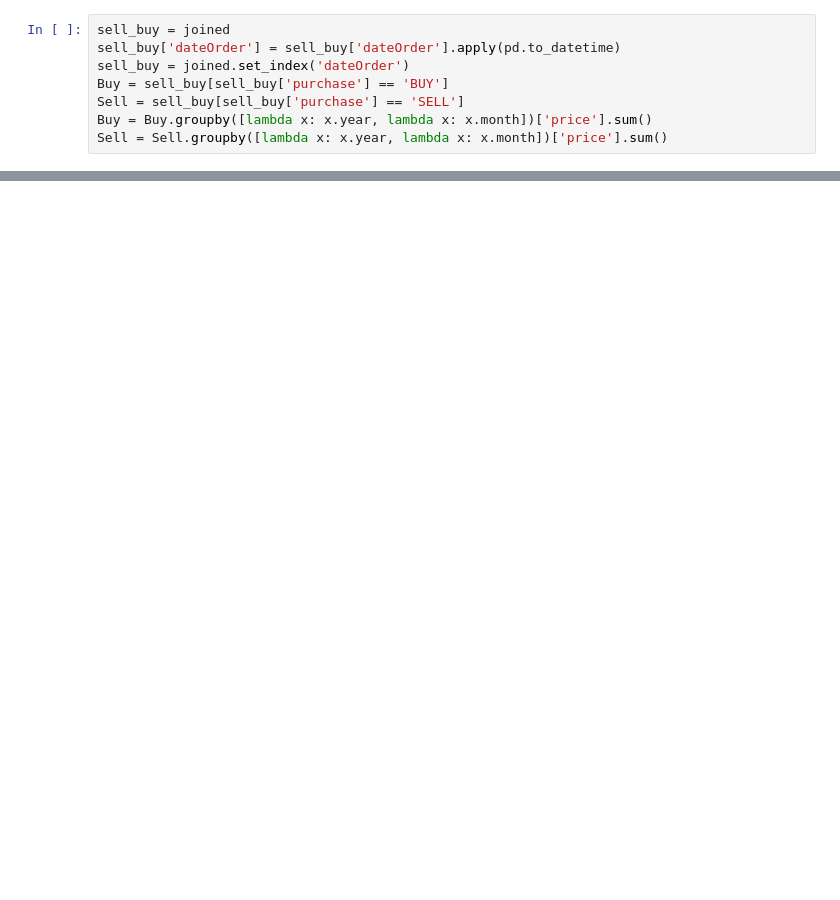
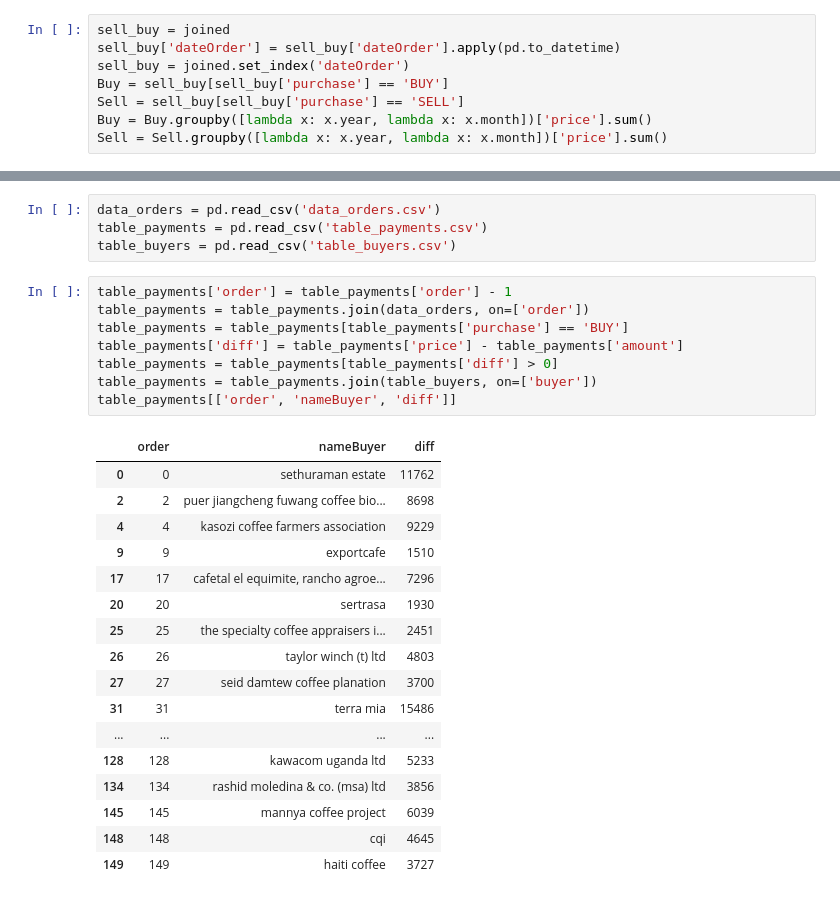
Before and after one commit to IvannaChovhan/Coffee, a Jupyter notebook: Graphics_for_Dashboard.ipynb, the cells around one changed output, grey strips where cells are left out. Drawn from its saved outputs; the diff is of its cells as text; blank space fills up the shorter version.

```diff
--- a/Graphics_for_Dashboard.ipynb
+++ b/Graphics_for_Dashboard.ipynb
@@ -83,3 +83,33 @@ fig = px.bar(data_frame = df, x='harvestYear', y='Amount',
 fig.show()
 # %% [output]
 [interactive output not drawn]
+# %%
+data_orders = pd.read_csv('data_orders.csv')
+table_payments = pd.read_csv('table_payments.csv')
+table_buyers = pd.read_csv('table_buyers.csv')
+# %%
+table_payments['order'] = table_payments['order'] - 1
+table_payments = table_payments.join(data_orders, on=['order'])
+table_payments = table_payments[table_payments['purchase'] == 'BUY']
+table_payments['diff'] = table_payments['price'] - table_payments['amount']
+table_payments = table_payments[table_payments['diff'] > 0]
+table_payments = table_payments.join(table_buyers, on=['buyer'])
+table_payments[['order', 'nameBuyer', 'diff']]
+# %% [output]
+|  | order | nameBuyer | diff |
+| 0 | 0 | sethuraman estate | 11762 |
+| 2 | 2 | puer jiangcheng fuwang coffee bio... | 8698 |
+| 4 | 4 | kasozi coffee farmers association | 9229 |
+| 9 | 9 | exportcafe | 1510 |
+| 17 | 17 | cafetal el equimite, rancho agroe... | 7296 |
+| 20 | 20 | sertrasa | 1930 |
+| 25 | 25 | the specialty coffee appraisers i... | 2451 |
+| 26 | 26 | taylor winch (t) ltd | 4803 |
+| 27 | 27 | seid damtew coffee planation | 3700 |
+| 31 | 31 | terra mia | 15486 |
+| ... | ... | ... | ... |
+| 128 | 128 | kawacom uganda ltd | 5233 |
+| 134 | 134 | rashid moledina & co. (msa) ltd | 3856 |
+| 145 | 145 | mannya coffee project | 6039 |
+| 148 | 148 | cqi | 4645 |
+| 149 | 149 | haiti coffee | 3727 |
```
Also changed, not shown: parts of 2 cells of this notebook, 6 other files.
